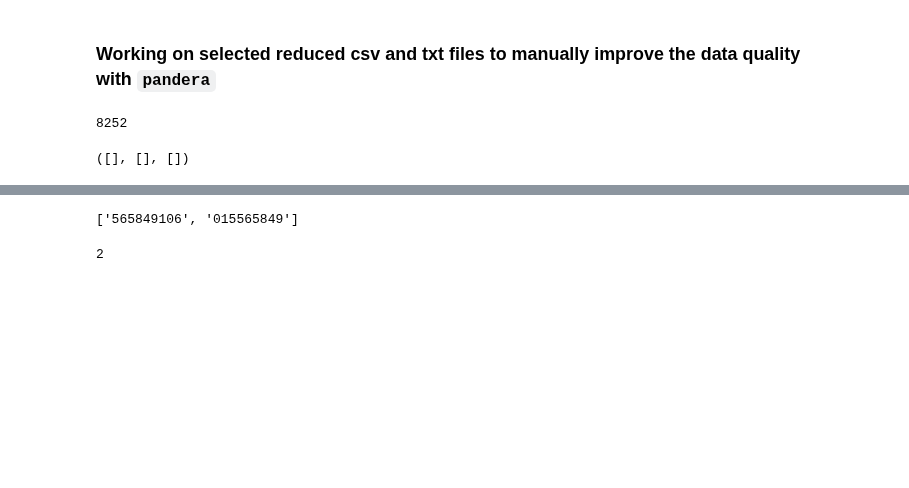
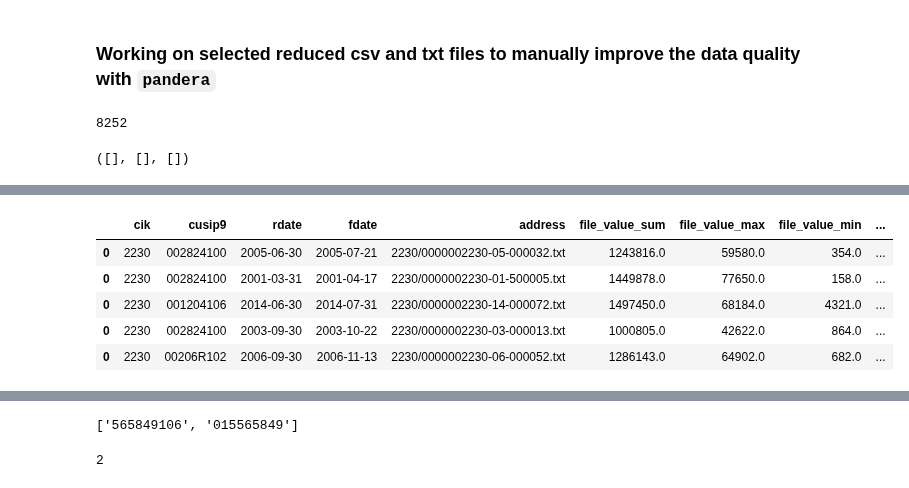
Before and after one commit to kuatroka/visualisation_training, a Jupyter notebook: altair_tutorial/notebooks/experiments_polars.ipynb, the cells around one changed output, grey strips where cells are left out. Drawn from its saved outputs; the diff is of its cells as text; code cells hidden in the pictures; blank space fills up the shorter version.

```diff
--- a/altair_tutorial/notebooks/experiments_polars.ipynb
+++ b/altair_tutorial/notebooks/experiments_polars.ipynb
@@ -264,0 +385,10 @@ more_than_one_match = {'file': [], 'bad_cusip': [], 'new_cusip': []}
+# %%
+cik_df.query("file_value_sum ==9467399625.0")
+big_df.head()
+# %% [output]
+|  | cik | cusip9 | rdate | fdate | address | file_value_sum | file_value_max | file_value_min | ... |
+| 0 | 2230 | 002824100 | 2005-06-30 | 2005-07-21 | 2230/0000002230-05-000032.txt | 1243816.0 | 59580.0 | 354.0 | ... |
+| 0 | 2230 | 002824100 | 2001-03-31 | 2001-04-17 | 2230/0000002230-01-500005.txt | 1449878.0 | 77650.0 | 158.0 | ... |
+| 0 | 2230 | 001204106 | 2014-06-30 | 2014-07-31 | 2230/0000002230-14-000072.txt | 1497450.0 | 68184.0 | 4321.0 | ... |
+| 0 | 2230 | 002824100 | 2003-09-30 | 2003-10-22 | 2230/0000002230-03-000013.txt | 1000805.0 | 42622.0 | 864.0 | ... |
+| 0 | 2230 | 00206R102 | 2006-09-30 | 2006-11-13 | 2230/0000002230-06-000052.txt | 1286143.0 | 64902.0 | 682.0 | ... |
```
Also changed, not shown: parts of 9 cells of this notebook, 3 other files.
